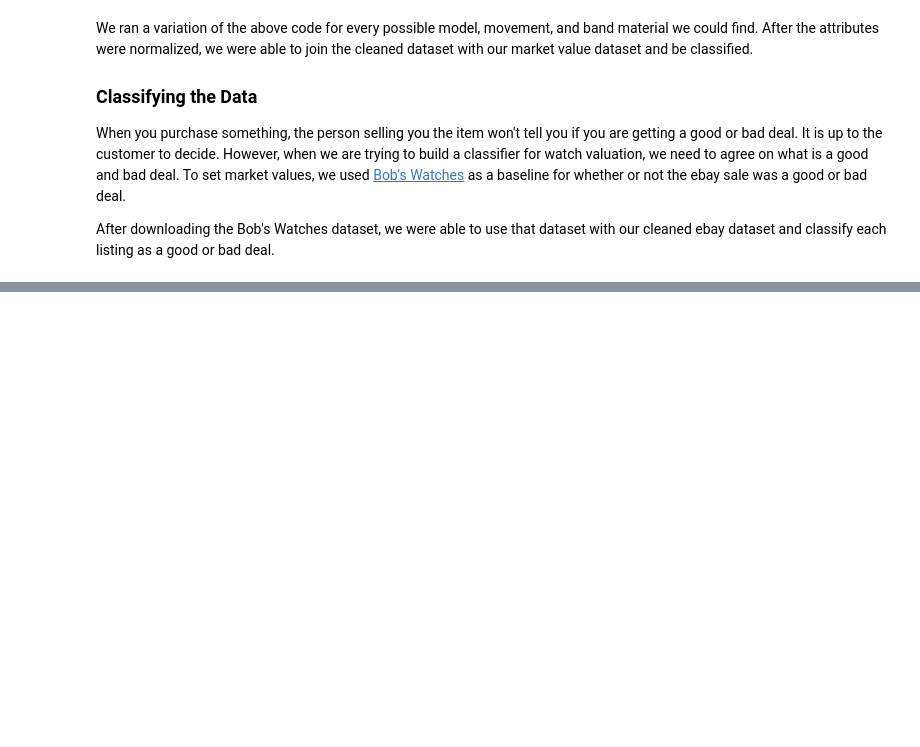
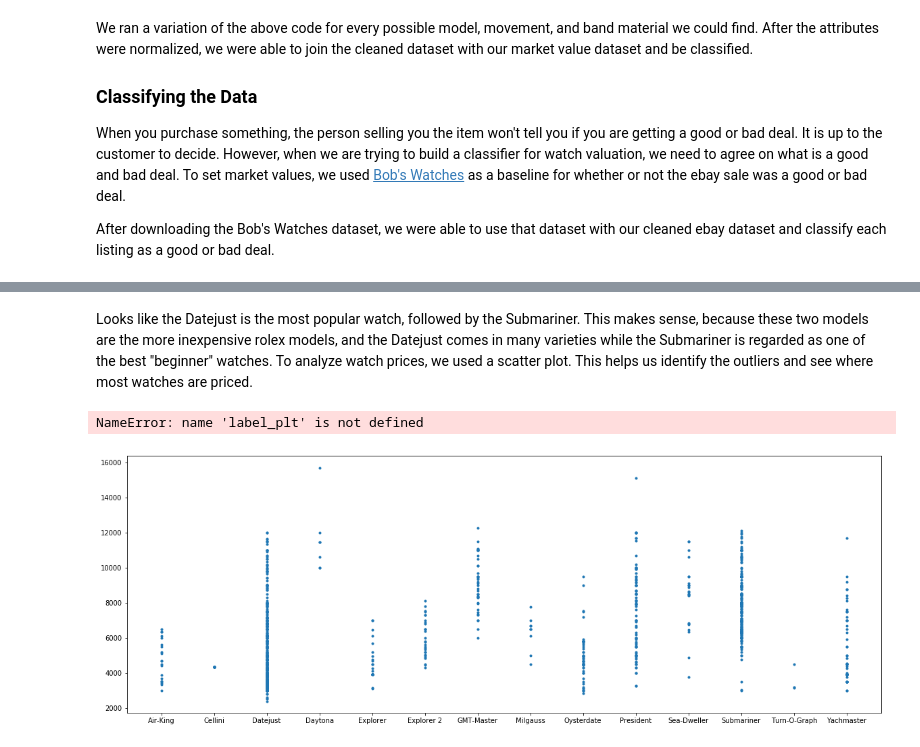
Before and after one commit to tmckenzie2/Tom-Eddy_Project, a Jupyter notebook: watch_dealer.ipynb, the cells around one changed output, grey strips where cells are left out. Cells and saved outputs as stored; diff of their text form; code cells hidden in the pictures; blank space fills up the shorter version.

```diff
--- a/watch_dealer.ipynb
+++ b/watch_dealer.ipynb
@@ -187,3 +215,27 @@ def classify_deal():
+# %% [markdown]
+Looks like the Datejust is the most popular watch, followed by the Submariner. This makes sense, because these two models are the more inexpensive rolex models, and the Datejust comes in many varieties while the Submariner is regarded as one of the best "beginner" watches. To analyze watch prices, we used a scatter plot. This helps us identify the outliers and see where most watches are priced.
+# %%
+import matplotlib.pyplot as plt
+import utils as u
+import operator
+
+# Variables
+myList = u.read_csv('final_training_dataset.csv')
+attributeX = 'model'
+attributeY = 'price'
+title = 'Watch Prices'
+xlabel = 'Model'
+ylabel = 'Price'
+
+plt.figure(figsize=(20, 7))
+data = myList[1:]
+x = u.get_values(data, u.get_index(myList, attributeX))
+y = u.get_values(data, u.get_index(myList, attributeY))
+plt.scatter(x, y, marker='.')
+plt.close()
+# %% [output]
+NameError: name 'label_plt' is not defined
+[figure, added]
 # %% [markdown]
 ## Analyzing the Data
 
```
Also changed, not shown: parts of 4 cells of this notebook, 4 other files.
